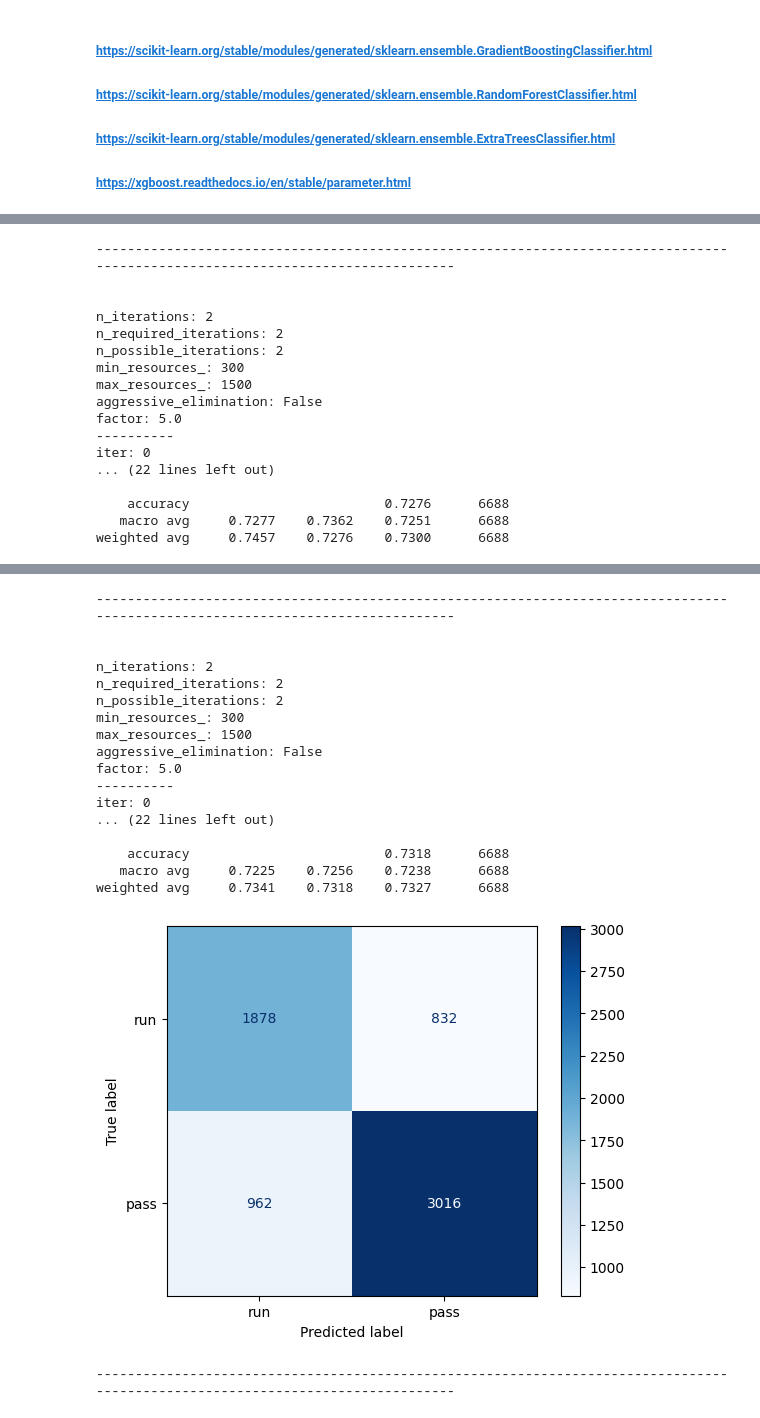
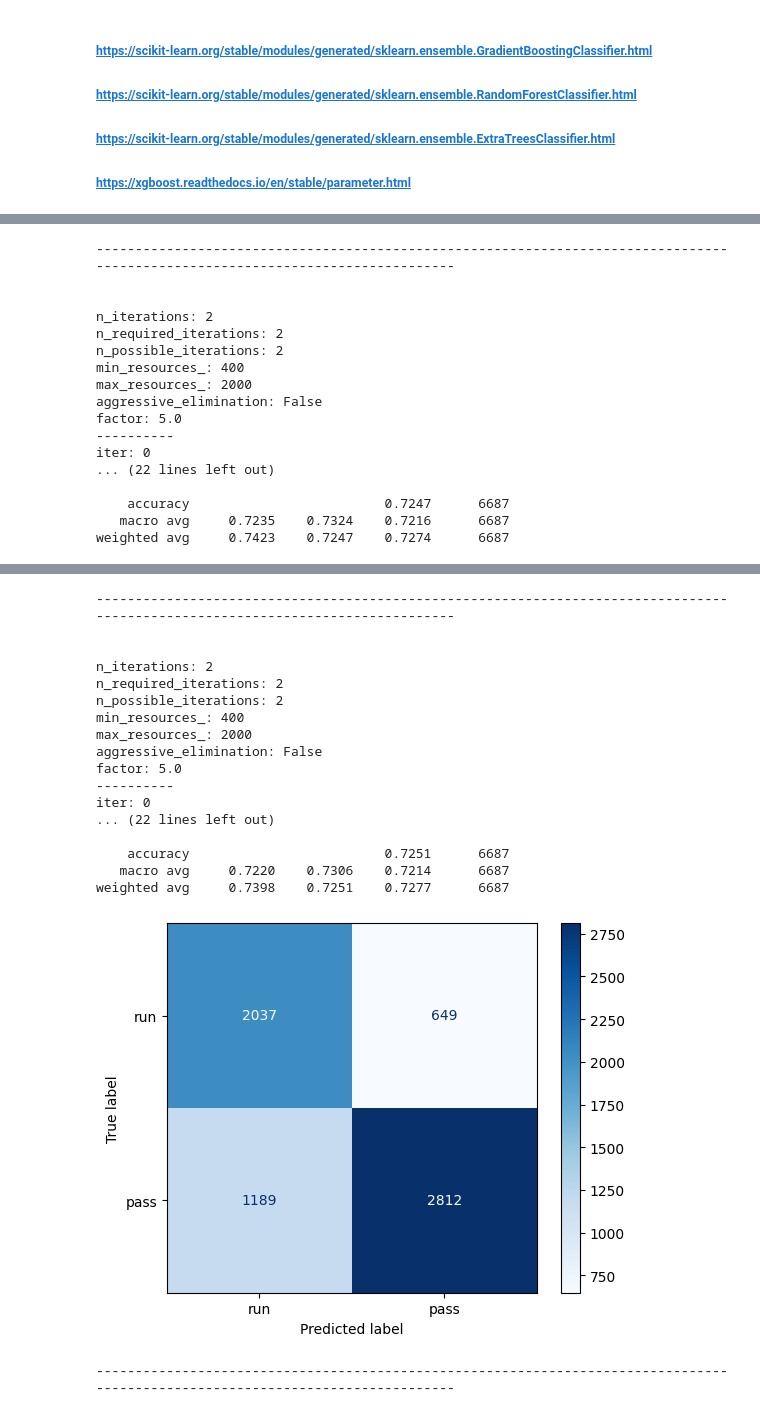
Before and after one commit to tsteussie/nfl-machine-learning-models, a Jupyter notebook: play_predictions/nfl-play-classifier-pipeline.ipynb, the cells around one changed output, grey strips where cells are left out. Saved outputs shown, nothing was run; the diff lists cells and outputs as text; code cells hidden in the pictures.

Commit message:
Modified the criteria used for feature inclusion. Also  modified the sklearn pipeline used in nfl-play-classifier-pipeline.ipynb

```diff
--- a/play_predictions/nfl-play-classifier-pipeline.ipynb
+++ b/play_predictions/nfl-play-classifier-pipeline.ipynb
@@ -30,17 +30,16 @@ from sklearn.ensemble import RandomForestClassifier, ExtraTreesClassifier, Gradi
 from xgboost import XGBClassifier
 # %%
 # List of continuous features to be binned into intervals
-ordinal_features = ['week','remaining_downs']
-binned_features = ['play_sequence_game','game_seconds_remaining','half_seconds_remaining']
-
-bin_discretizer_strategy = ['uniform','quantile','kmeans']        # KBinsDiscretizer strategy: uniform, quantile, kmeans
+ordinal_features = ['week','qtr']
+binned_features = ['play_sequence_game']
+bin_discretizer_strategy = ['quantile','kmeans','uniform']        # KBinsDiscretizer strategy: uniform, quantile, kmeans
 bin_discretizer_encode = ['ordinal']                              # KBinsDiscretizer encode: ordinal, onehot, onehot-dense
 
 # Train test split parameters
 test_holdout_percentage = 0.10
 
 # RFE feature selection
-rfc_est = 100                     # random_forest_classifier_n_estimators
+rfc_est = 50                     # random_forest_classifier_n_estimators
 rfc_max = 'sqrt'                  # random_forest_classifier_max_features
 
 # Define list of scalers being used
@@ -55,7 +54,7 @@ scaler_list = [StandardScaler(),
 
 # Specify the HalvingRandomSearchCV parameters
 scoring = 'accuracy'
-n_cross_validation = 3
+n_cross_validation = 5
 halving_parameter = 5.0
 max_resource = 1500
 resource_divisor = 5.0
@@ -258,7 +269,7 @@ models = [
 for model_name, model in models:
     pipeline = Pipeline([
         ('pre', preprocessing),
-        ('sel', RFE(RandomForestClassifier(n_estimators=rfc_est, max_features=rfc_max, min_samples_split=0.10, warm_start=True, class_weight='balanced_subsample', n_jobs=6, random_state=67))),
+        ('sel', RFE(RandomForestClassifier(n_estimators=rfc_est, max_features=rfc_max, class_weight='balanced_subsample', n_jobs=6, random_state=67))),
         ('ovr', ADASYN(sampling_strategy='not majority', random_state=67)),
         ('clf', model)
     ])
@@ -269,7 +280,7 @@ for model_name, model in models:
         params = {
             'pre__cat_transform__cat_encoder__sigma': loguniform(0.001, 0.05),
             'pre__num_transform__num_scaler': scaler_list,
-            'pre__bin_transform__bin_discretizer__n_bins': randint(10, 25),
+            'pre__bin_transform__bin_discretizer__n_bins': randint(5, 15),
             'pre__bin_transform__bin_discretizer__strategy': bin_discretizer_strategy,
             'pre__bin_transform__bin_discretizer__encode': bin_discretizer_encode,
             'pre__bin_transform__bin_scaler': scaler_list,
@@ -279,8 +290,8 @@ for model_name, model in models:
             'clf__bootstrap': [True],
             'clf__ccp_alpha': loguniform(1e-05, 1e-00),                                   # Cost-complexity pruning is an algorithm used to prune a tree to avoid over-fitting
             'clf__criterion': ['gini'],
-            'clf__max_depth': randint(60, 90),
-            'clf__max_features': loguniform(0.30, 0.70),
+            'clf__max_depth': randint(55, 85),
+            'clf__max_features': loguniform(0.40, 0.80),
             'clf__min_impurity_decrease': loguniform(1e-10, 1e-06),
             #'clf__max_samples': loguniform(0.05, 0.40),                                  # Only for bootstrap=True. Including this parameter significantly reduced model performance.
             'clf__min_samples_leaf': loguniform(0.05, 0.25),
@@ -296,7 +307,7 @@ for model_name, model in models:
         params = {
             'pre__cat_transform__cat_encoder__sigma': loguniform(0.001, 0.05),
             'pre__num_transform__num_scaler': scaler_list,
-            'pre__bin_transform__bin_discretizer__n_bins': randint(10, 25),
+            'pre__bin_transform__bin_discretizer__n_bins': randint(5, 15),
             'pre__bin_transform__bin_discretizer__strategy': bin_discretizer_strategy,
             'pre__bin_transform__bin_discretizer__encode': bin_discretizer_encode,
             'pre__bin_transform__bin_scaler': scaler_list,
@@ -306,8 +317,8 @@ for model_name, model in models:
             'clf__bootstrap': [False],
             'clf__ccp_alpha': loguniform(1e-08, 1e-03),                                   # Cost-complexity pruning is an algorithm used to prune a tree to avoid over-fitting
             'clf__criterion': ['entropy'],
-            'clf__max_depth': randint(50, 85),
-            'clf__max_features': loguniform(0.20, 0.55),
+            'clf__max_depth': randint(40, 90),
+            'clf__max_features': loguniform(0.35, 0.75),
             'clf__max_leaf_nodes': randint(30, 75),
             #'clf__max_samples': loguniform(0.10, 0.50),                                  # Only for bootstrap=True
             'clf__min_impurity_decrease': loguniform(1e-10, 1e-07),
@@ -324,9 +335,9 @@ for model_name, model in models:
         params = {
             'pre__cat_transform__cat_encoder__sigma': loguniform(0.001, 0.05),
             'pre__num_transform__num_scaler': scaler_list,
-            'pre__bin_transform__bin_discretizer__n_bins': randint(10, 25),
+            'pre__bin_transform__bin_discretizer__n_bins': randint(5, 15),
             'pre__bin_transform__bin_discretizer__strategy': bin_discretizer_strategy,
-            'pre__bin_transform__bin_discretizer__encode': bin_discretizer_encode
+            'pre__bin_transform__bin_discretizer__encode': bin_discretizer_encode,
             'pre__bin_transform__bin_scaler': scaler_list,
             'sel__n_features_to_select': randint(30, 70),
             'sel__step': [2],
@@ -354,7 +365,7 @@ for model_name, model in models:
         params = {
             'pre__cat_transform__cat_encoder__sigma': loguniform(0.001, 0.05),
             'pre__num_transform__num_scaler': scaler_list,
-            'pre__bin_transform__bin_discretizer__n_bins': randint(10, 25),
+            'pre__bin_transform__bin_discretizer__n_bins': randint(5, 15),
             'pre__bin_transform__bin_discretizer__strategy': bin_discretizer_strategy,
             'pre__bin_transform__bin_discretizer__encode': bin_discretizer_encode,
             'pre__bin_transform__bin_scaler': scaler_list,
@@ -370,7 +381,7 @@ for model_name, model in models:
         params = {
             'pre__cat_transform__cat_encoder__sigma': loguniform(0.001, 0.05),
             'pre__num_transform__num_scaler': scaler_list,
-            'pre__bin_transform__bin_discretizer__n_bins': randint(10, 25),
+            'pre__bin_transform__bin_discretizer__n_bins': randint(5, 15),
             'pre__bin_transform__bin_discretizer__strategy': bin_discretizer_strategy,
             'pre__bin_transform__bin_discretizer__encode': bin_discretizer_encode,
             'pre__bin_transform__bin_scaler': scaler_list,
@@ -498,14 +509,14 @@ weighted avg     0.7353    0.7350    0.7352      6688
 n_iterations: 2
 n_required_iterations: 2
 n_possible_iterations: 2
-min_resources_: 300
-max_resources_: 1500
+min_resources_: 400
+max_resources_: 2000
 aggressive_elimination: False
 factor: 5.0
 ----------
 iter: 0
 ... (22 lines left out)
 
-    accuracy                         0.7276      6688
-   macro avg     0.7277    0.7362    0.7251      6688
-weighted avg     0.7457    0.7276    0.7300      6688
+    accuracy                         0.7247      6687
+   macro avg     0.7235    0.7324    0.7216      6687
+weighted avg     0.7423    0.7247    0.7274      6687
@@ -513,21 +524,21 @@ weighted avg     0.7457    0.7276    0.7300      6688
 -------------------------------------------------------------------------------------------------------------------------------
 
 
 n_iterations: 2
 n_required_iterations: 2
 n_possible_iterations: 2
-min_resources_: 300
-max_resources_: 1500
+min_resources_: 400
+max_resources_: 2000
 aggressive_elimination: False
 factor: 5.0
 ----------
 iter: 0
 ... (22 lines left out)
 
-    accuracy                         0.7318      6688
-   macro avg     0.7225    0.7256    0.7238      6688
-weighted avg     0.7341    0.7318    0.7327      6688
+    accuracy                         0.7251      6687
+   macro avg     0.7220    0.7306    0.7214      6687
+weighted avg     0.7398    0.7251    0.7277      6687
-[figure, old version]
+[figure, new version]
 -------------------------------------------------------------------------------------------------------------------------------
 # %%
 # Calculate workbook processing time in hours
```
Also changed, not shown: parts of 8 cells of this notebook, 2 other files.
